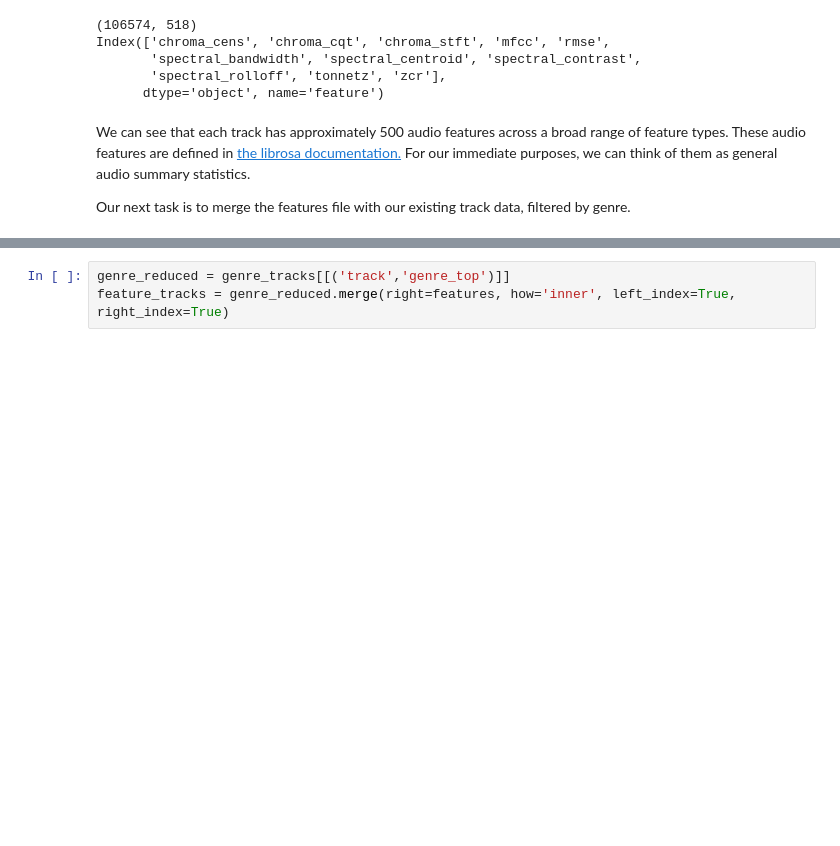
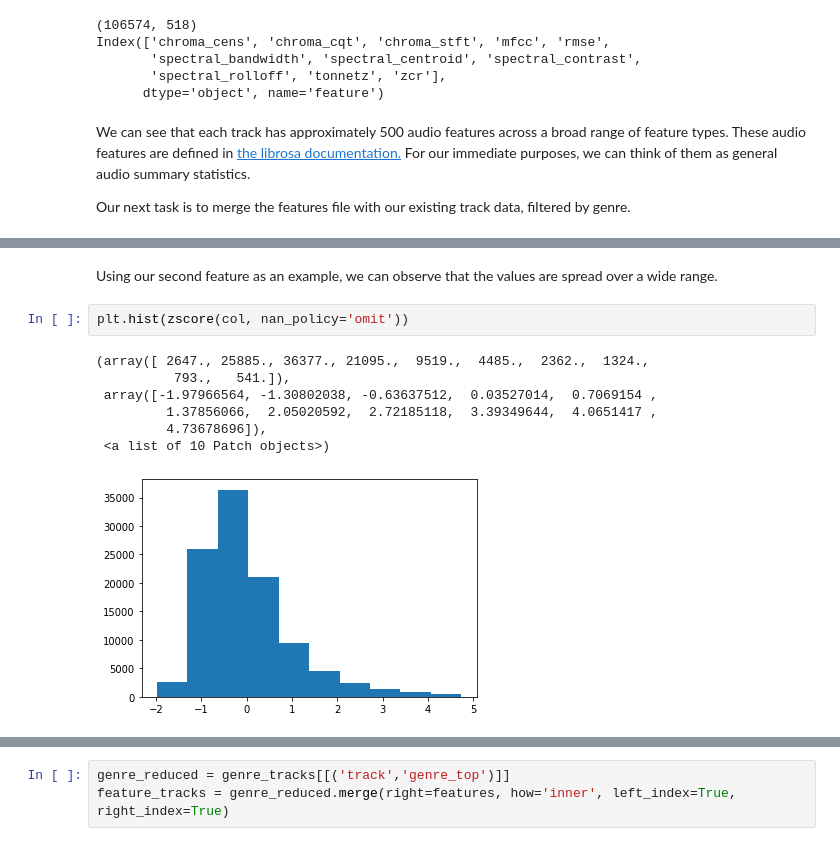
Before and after one commit to ryanmswan/springboard_capstone_1, a Jupyter notebook: notebooks/1.3-fma_analysis_updated.ipynb, the cells around one changed output, grey strips where cells are left out. Drawn from its saved outputs; the diff is of its cells as text; blank space fills up the shorter version.

```diff
--- a/notebooks/1.3-fma_analysis_updated.ipynb
+++ b/notebooks/1.3-fma_analysis_updated.ipynb
@@ -330,0 +393,12 @@ Our next task is to merge the features file with our existing track data, filter
+# %% [markdown]
+Using our second feature as an example, we can observe that the values are spread over a wide range.
+# %%
+plt.hist(zscore(col, nan_policy='omit'))
+# %% [output]
+(array([ 2647., 25885., 36377., 21095.,  9519.,  4485.,  2362.,  1324.,
+          793.,   541.]),
+ array([-1.97966564, -1.30802038, -0.63637512,  0.03527014,  0.7069154 ,
+         1.37856066,  2.05020592,  2.72185118,  3.39349644,  4.0651417 ,
+         4.73678696]),
+ <a list of 10 Patch objects>)
+[figure, added]
```
Also changed, not shown: parts of 45 cells of this notebook, 1 other file.
